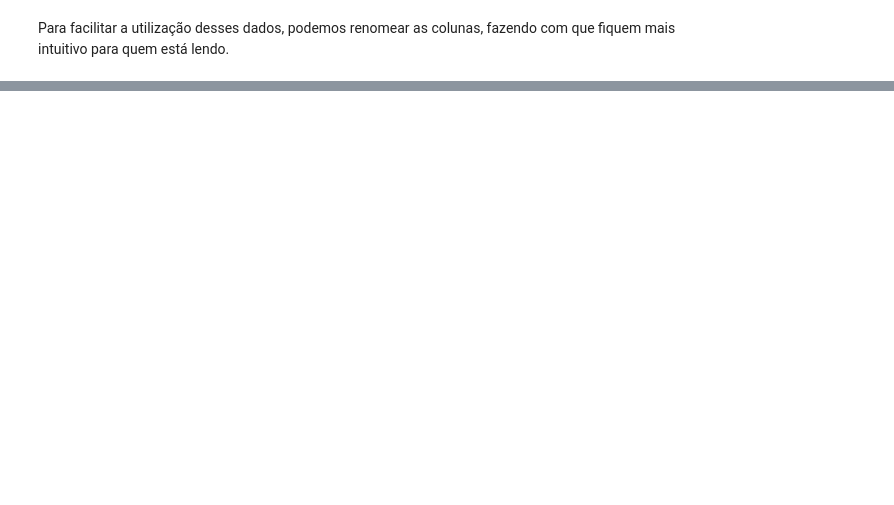
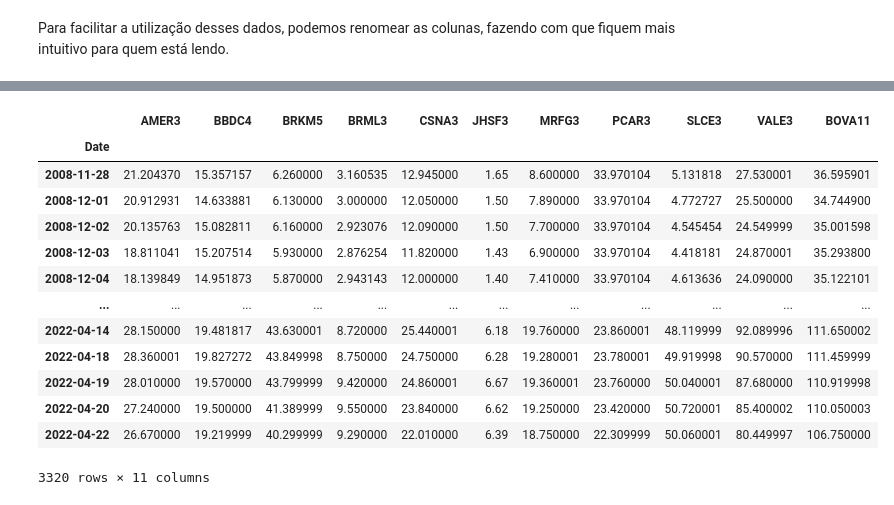
Before and after one commit to alexcamargos/Learning_Python_Programming, a Jupyter notebook: FinancialData/dados_financeiros.ipynb, the cells around one changed output, grey strips where cells are left out. Saved outputs shown, nothing was run; the diff lists cells and outputs as text; code cells hidden in the pictures; blank space fills up the shorter version.

```diff
--- a/FinancialData/dados_financeiros.ipynb
+++ b/FinancialData/dados_financeiros.ipynb
@@ -234,0 +282,17 @@ memory usage: 397.7 KB
+# %%
+carteira_normalizada
+# %% [output]
+|  | AMER3 | BBDC4 | BRKM5 | BRML3 | CSNA3 | JHSF3 | MRFG3 | PCAR3 | SLCE3 | VALE3 | BOVA11 |
+| Date |  |  |  |  |  |  |  |  |  |  |  |
+| 2008-11-28 | 21.204370 | 15.357157 | 6.260000 | 3.160535 | 12.945000 | 1.65 | 8.600000 | 33.970104 | 5.131818 | 27.530001 | 36.595901 |
+| 2008-12-01 | 20.912931 | 14.633881 | 6.130000 | 3.000000 | 12.050000 | 1.50 | 7.890000 | 33.970104 | 4.772727 | 25.500000 | 34.744900 |
+| 2008-12-02 | 20.135763 | 15.082811 | 6.160000 | 2.923076 | 12.090000 | 1.50 | 7.700000 | 33.970104 | 4.545454 | 24.549999 | 35.001598 |
+| 2008-12-03 | 18.811041 | 15.207514 | 5.930000 | 2.876254 | 11.820000 | 1.43 | 6.900000 | 33.970104 | 4.418181 | 24.870001 | 35.293800 |
+| 2008-12-04 | 18.139849 | 14.951873 | 5.870000 | 2.943143 | 12.000000 | 1.40 | 7.410000 | 33.970104 | 4.613636 | 24.090000 | 35.122101 |
+| ... | ... | ... | ... | ... | ... | ... | ... | ... | ... | ... | ... |
+| 2022-04-14 | 28.150000 | 19.481817 | 43.630001 | 8.720000 | 25.440001 | 6.18 | 19.760000 | 23.860001 | 48.119999 | 92.089996 | 111.650002 |
+| 2022-04-18 | 28.360001 | 19.827272 | 43.849998 | 8.750000 | 24.750000 | 6.28 | 19.280001 | 23.780001 | 49.919998 | 90.570000 | 111.459999 |
+| 2022-04-19 | 28.010000 | 19.570000 | 43.799999 | 9.420000 | 24.860001 | 6.67 | 19.360001 | 23.760000 | 50.040001 | 87.680000 | 110.919998 |
+| 2022-04-20 | 27.240000 | 19.500000 | 41.389999 | 9.550000 | 23.840000 | 6.62 | 19.250000 | 23.420000 | 50.720001 | 85.400002 | 110.050003 |
+| 2022-04-22 | 26.670000 | 19.219999 | 40.299999 | 9.290000 | 22.010000 | 6.39 | 18.750000 | 22.309999 | 50.060001 | 80.449997 | 106.750000 |
+3320 rows × 11 columns
```
Also changed, not shown: parts of 30 cells of this notebook.
